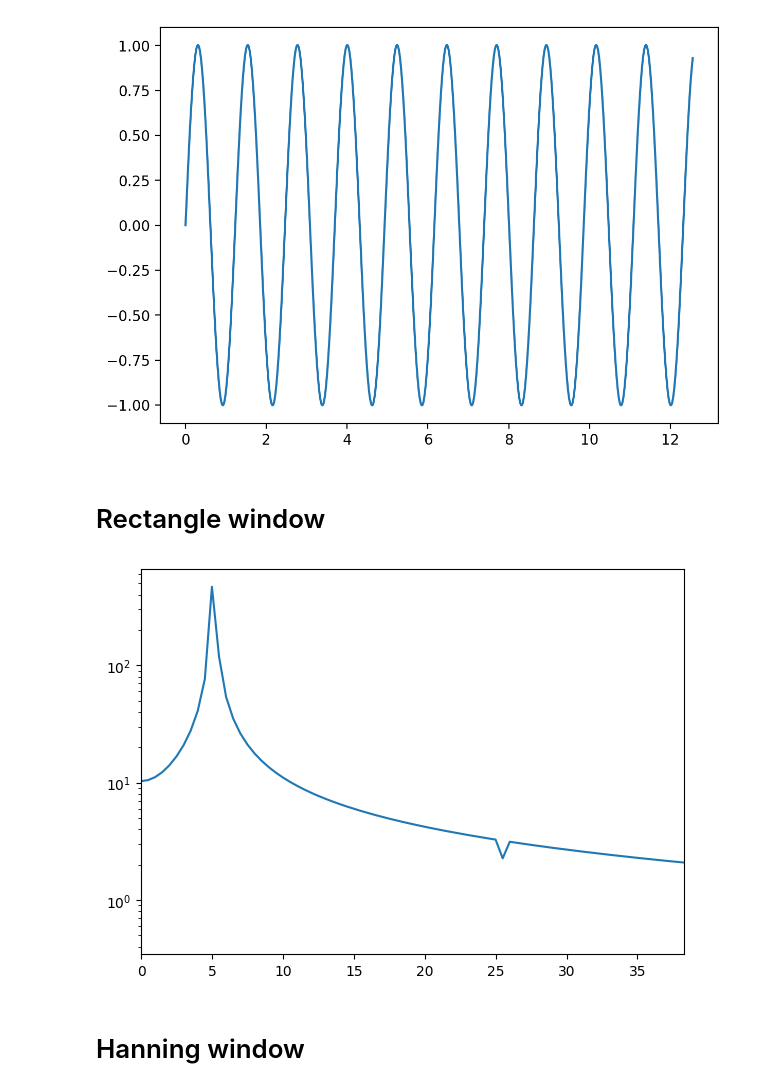
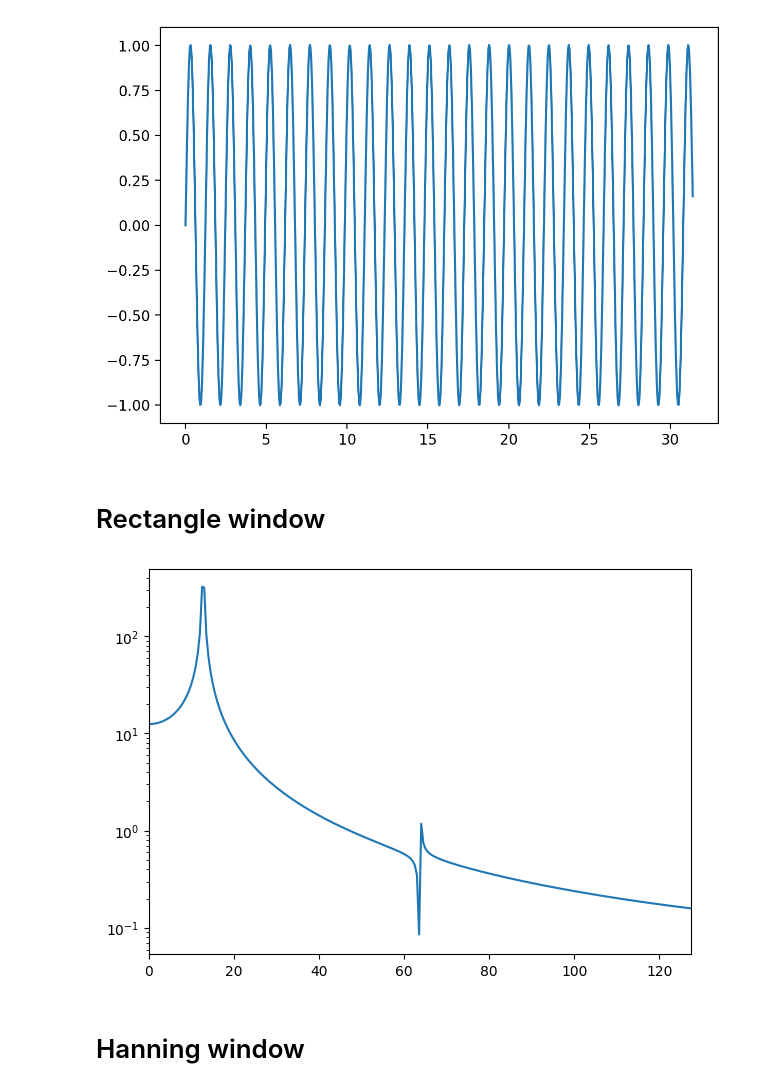
Before and after one commit to leavesinenglish/OVF, a Jupyter notebook: task_12/fourier.ipynb, the cells around one changed output. Drawn from its saved outputs; the diff is of its cells as text; code cells hidden in the pictures.

```diff
--- a/task_12/fourier.ipynb
+++ b/task_12/fourier.ipynb
@@ -24,25 +24,25 @@ w0 = 5.1
 w1 = 5 * w0
 N = 1000
 n = 1000
-T = 4 * np.pi * np.arange(n) / N
+T = 10 * np.pi * np.arange(n) / N
 # %%
 f = a0 * np.sin(w0 * T) + a1 * np.sin(w1 * T)
 plt.figure(figsize=(7, 5), dpi=200)
 plt.plot(T, f)
 plt.show()
 # %% [output]
-[figure, old version]
+[figure, new version]
 # %% [markdown]
 # Rectangle window
 # %%
 spectrum_1, freq = fourier(f, rectangle_window)
 plt.figure(figsize=(7, 5), dpi=100)
 plt.plot(freq, np.abs(spectrum_1))
-plt.xlim([0, w1 * 1.5])
+plt.xlim([0, w1 * 5])
 plt.yscale('log')
 plt.show()
 # %% [output]
-[figure, old version]
+[figure, new version]
 # %% [markdown]
 # Hanning window
 # %%
```
Also changed, not shown: parts of 1 cell of this notebook.
